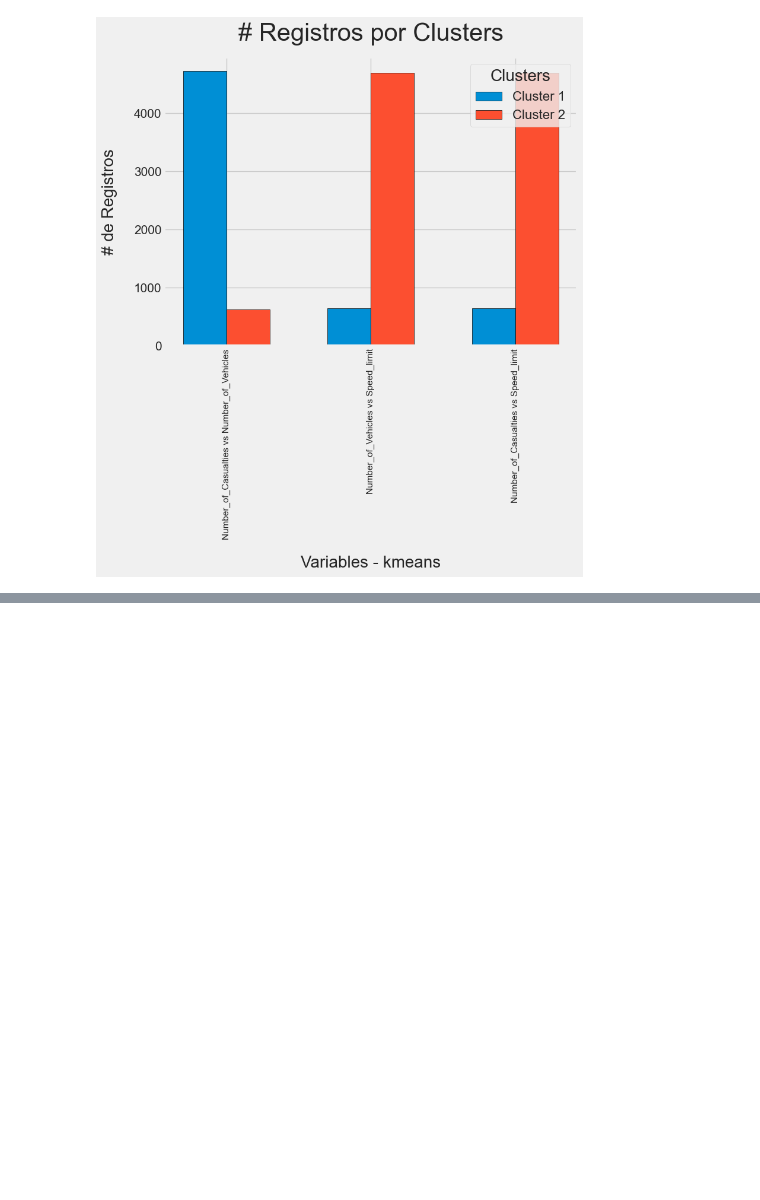
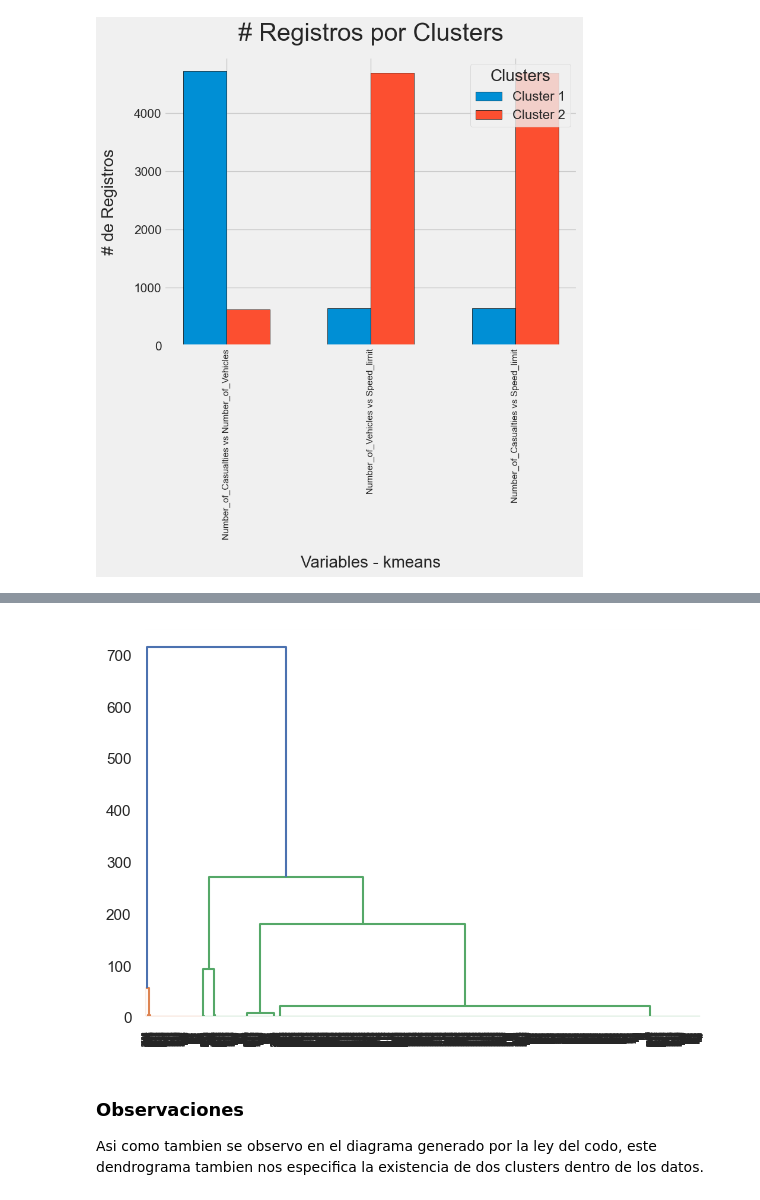
Before and after one commit to Zucaritas-BI/Laboratorio-1, a Jupyter notebook: Lab 1 - Clustering/laboratorio_desarrollo.ipynb, the cells around one changed output, grey strips where cells are left out. Saved outputs shown, nothing was run; the diff lists cells and outputs as text; code cells hidden in the pictures; blank space fills up the shorter version.

```diff
--- a/Lab 1 - Clustering/laboratorio_desarrollo.ipynb
+++ b/Lab 1 - Clustering/laboratorio_desarrollo.ipynb
@@ -888,0 +862,9 @@ ax.tick_params(axis = "y",
+# %%
+dataset = df_accidents.sample(3000)
+df_accidents_prep2_dataset = dataset.iloc[:, [1, 4]].values
+dendrogram = sch.dendrogram(sch.linkage(df_accidents_prep2_dataset, method='ward'))
+# %% [output]
+[figure, added]
+# %% [markdown]
+### Observaciones
+Asi como tambien se observo en el diagrama generado por la ley del codo, este dendrograma tambien nos especifica la existencia de dos clusters dentro de los datos.
```
Also changed, not shown: parts of 39 cells of this notebook.
